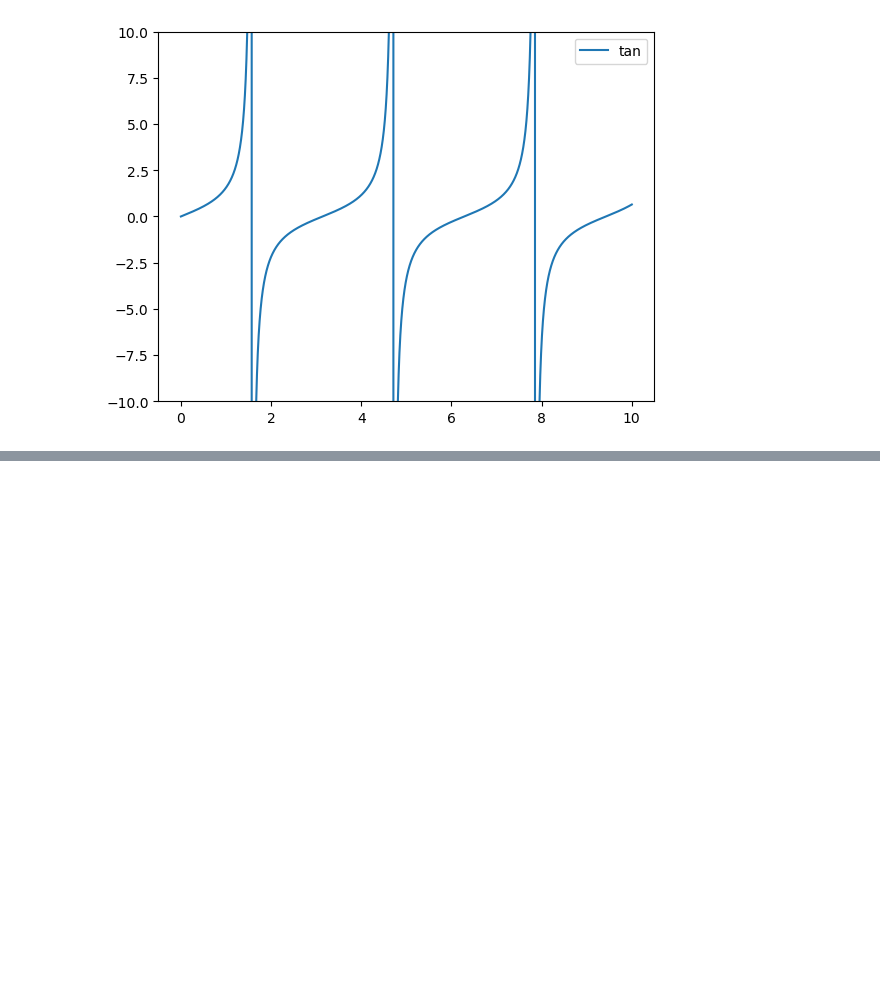
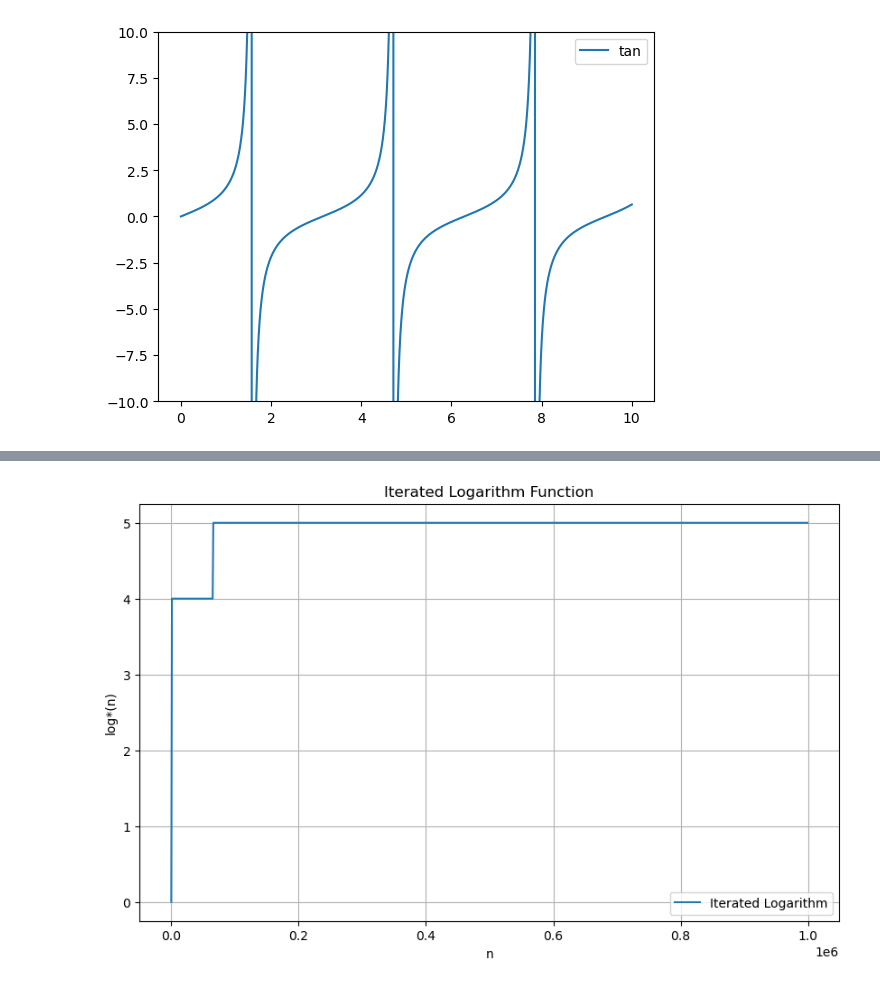
Before and after one commit to BrentGrammer/PROGNOTES, a Jupyter notebook: Chaos/iteration.ipynb, the cells around one changed output, grey strips where cells are left out. Drawn from its saved outputs; the diff is of its cells as text; code cells hidden in the pictures; blank space fills up the shorter version.

```diff
--- a/Chaos/iteration.ipynb
+++ b/Chaos/iteration.ipynb
@@ -295,0 +245,48 @@ TypeError: cannot unpack non-iterable function object
+# %%
+############# ITERATED LOGARITHMS ################
+
+# Show slowly varying and concave properties - found in a lot of places in the real world and very natural
+
+import numpy as np
+import math
+import matplotlib.pyplot as plt
+
+
+def iterated_logarithm(n, base=2):
+    """Calculate the iterated logarithm (log* n) of a number n with a given base."""
+    count = 0
+    while n > 1:
+        n = math.log(n, base)
+        count += 1
+    return count
+
+# numbers = [1, 2, 4, 16, 65536, 2**65536]
+# results = {n: iterated_logarithm(n) for n in numbers}
+
+# list(results.keys())
+# list(results.values())
+
+# plt.plot(results.keys(), resutls.values())
+
+# Generate a range of numbers to plot
+x = np.arange(1, 1000000, 1000)  # Use a range that provides a clear view of concavity
+y = [iterated_logarithm(n) for n in x]
+
+# Create the plot
+plt.figure(figsize=(10, 6))
+plt.plot(x, y, label='Iterated Logarithm')
+plt.xlabel('n')
+plt.ylabel('log*(n)')
+plt.title('Iterated Logarithm Function')
+plt.grid(True)
+plt.legend()
+
+# Show the plot
+plt.show()
+
+
+
+# for number, log_star in results.items():
+#     print(f"log*({number}) = {log_star}")
+# %% [output]
+[figure, added]
```
Also changed, not shown: parts of 6 cells of this notebook, 2 other files.
